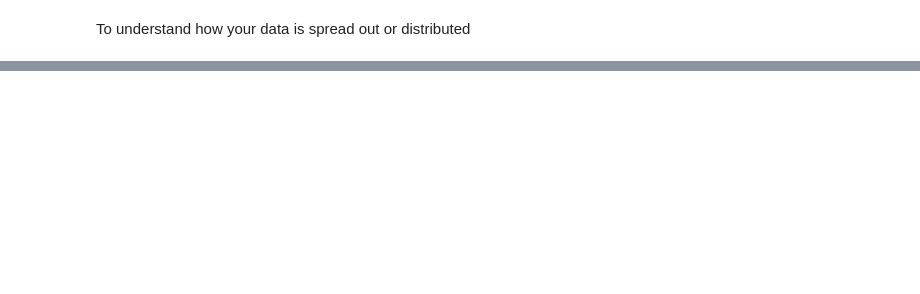
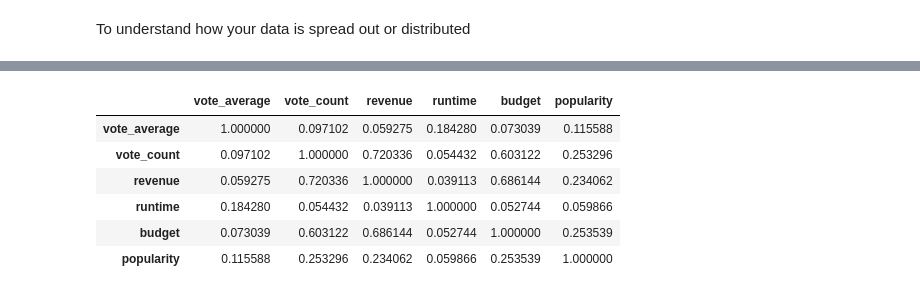
Before and after one commit to Amantyagidatascientist/moviesrecommendationsystem, a Jupyter notebook: Notebook/EDA_MOVIES.ipynb, the cells around one changed output, grey strips where cells are left out. Saved outputs shown, nothing was run; the diff lists cells and outputs as text; code cells hidden in the pictures; blank space fills up the shorter version.

```diff
--- a/Notebook/EDA_MOVIES.ipynb
+++ b/Notebook/EDA_MOVIES.ipynb
@@ -350,0 +354,10 @@ Name: spoken_languages, Length: 902609, dtype: object
+# %%
+data[columns_n].corr()
+# %% [output]
+|  | vote_average | vote_count | revenue | runtime | budget | popularity |
+| vote_average | 1.000000 | 0.097102 | 0.059275 | 0.184280 | 0.073039 | 0.115588 |
+| vote_count | 0.097102 | 1.000000 | 0.720336 | 0.054432 | 0.603122 | 0.253296 |
+| revenue | 0.059275 | 0.720336 | 1.000000 | 0.039113 | 0.686144 | 0.234062 |
+| runtime | 0.184280 | 0.054432 | 0.039113 | 1.000000 | 0.052744 | 0.059866 |
+| budget | 0.073039 | 0.603122 | 0.686144 | 0.052744 | 1.000000 | 0.253539 |
+| popularity | 0.115588 | 0.253296 | 0.234062 | 0.059866 | 0.253539 | 1.000000 |
```
Also changed, not shown: parts of 7 cells of this notebook.
